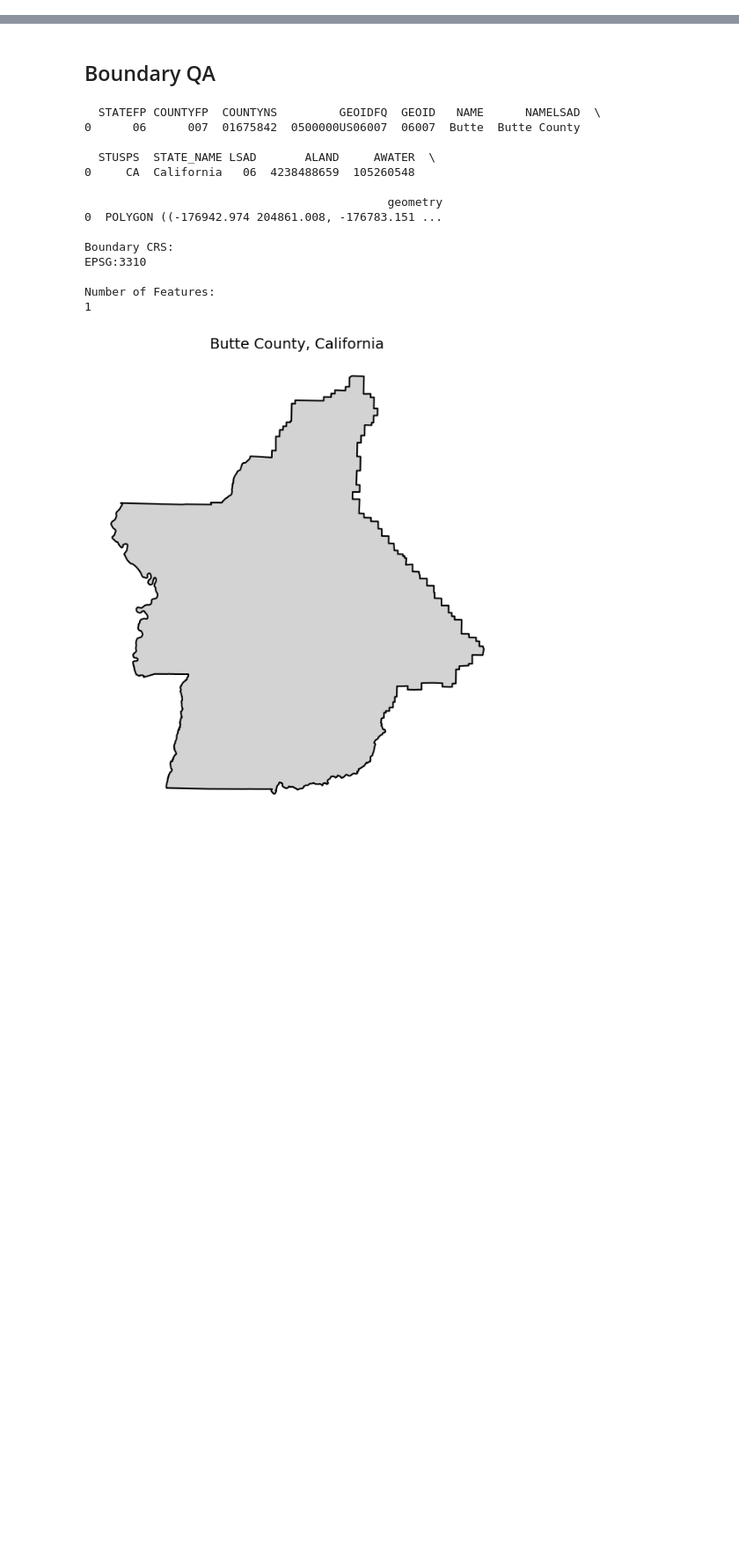
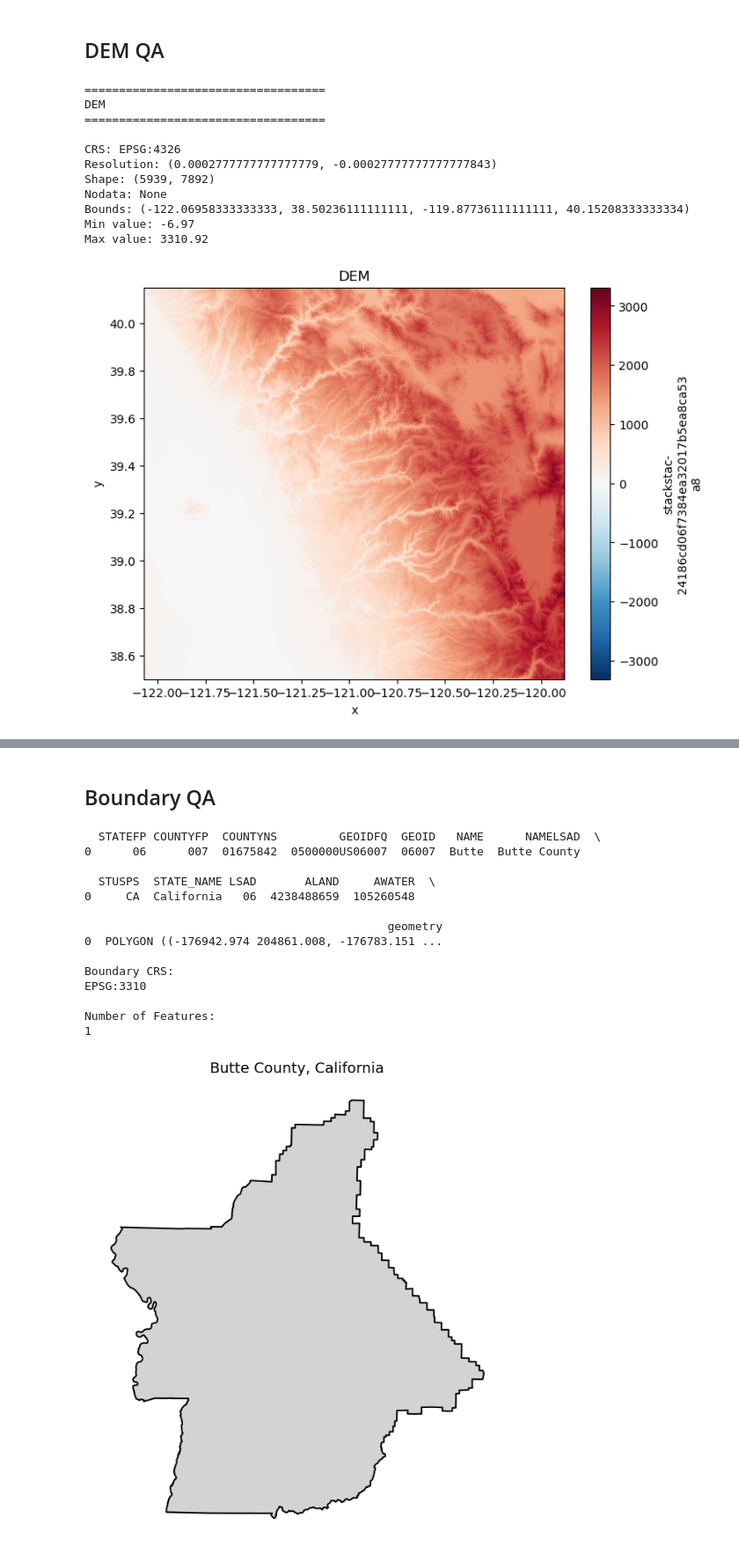
Before and after one commit to Gracey0201/wildfire-geoai-california, a Jupyter notebook: notebooks/data_quality_assessment.ipynb, the cells around one changed output, grey strips where cells are left out. Shown at 88% size. Drawn from its saved outputs; the diff is of its cells as text; code cells hidden in the pictures; blank space fills up the shorter version.

```diff
--- a/notebooks/data_quality_assessment.ipynb
+++ b/notebooks/data_quality_assessment.ipynb
@@ -4,0 +377,20 @@ import matplotlib.pyplot as plt
+# %% [markdown]
+## DEM QA
+# %%
+dem = raster_qa(
+    DEM_PATH,
+    "DEM"
+)
+# %% [output]
+===================================
+DEM
+===================================
+
+CRS: EPSG:4326
+Resolution: (0.0002777777777777779, -0.00027777777777777843)
+Shape: (5939, 7892)
+Nodata: None
+Bounds: (-122.06958333333333, 38.50236111111111, -119.87736111111111, 40.15208333333334)
+Min value: -6.97
+Max value: 3310.92
+[figure, added]
```
Also changed, not shown: parts of 19 cells of this notebook, 6 other files.
